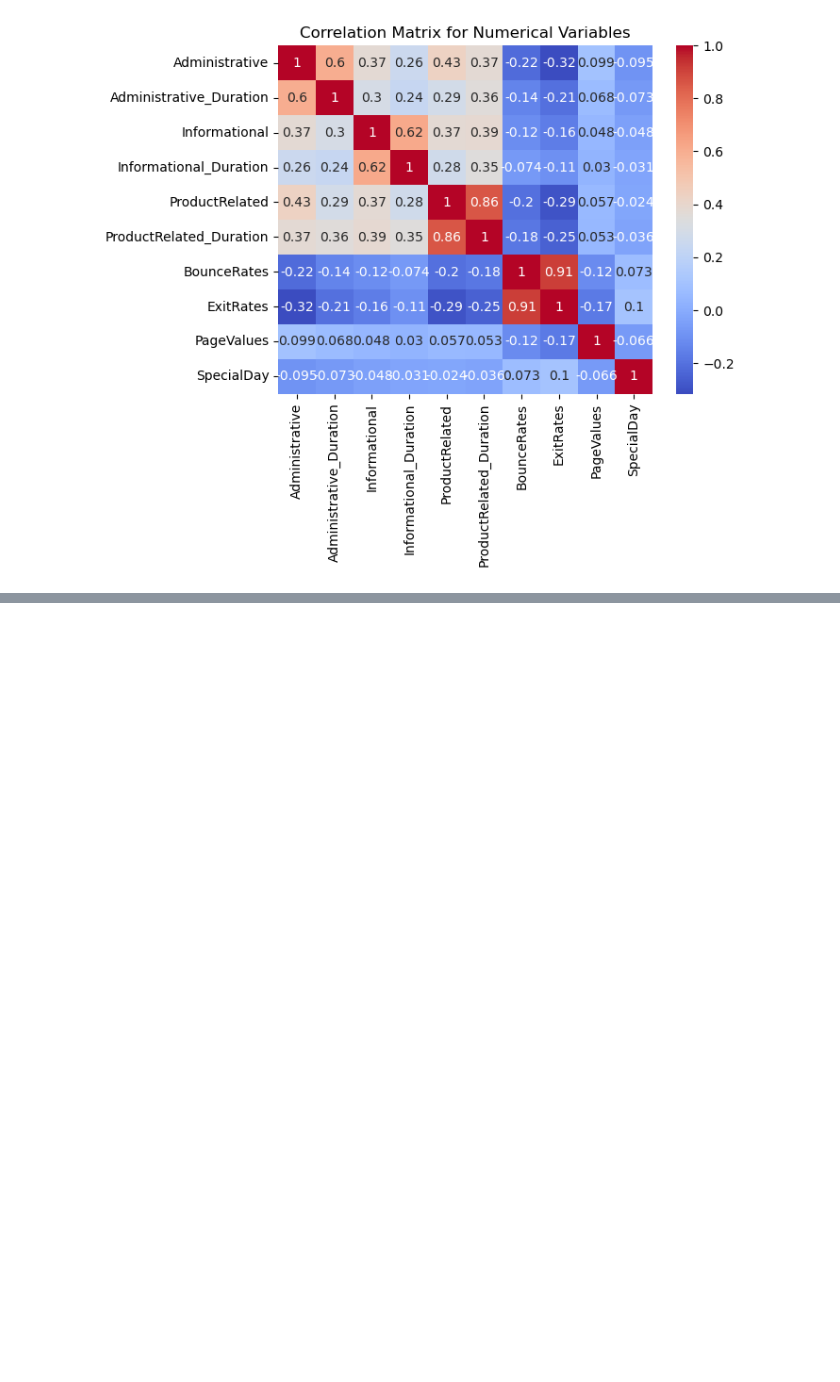
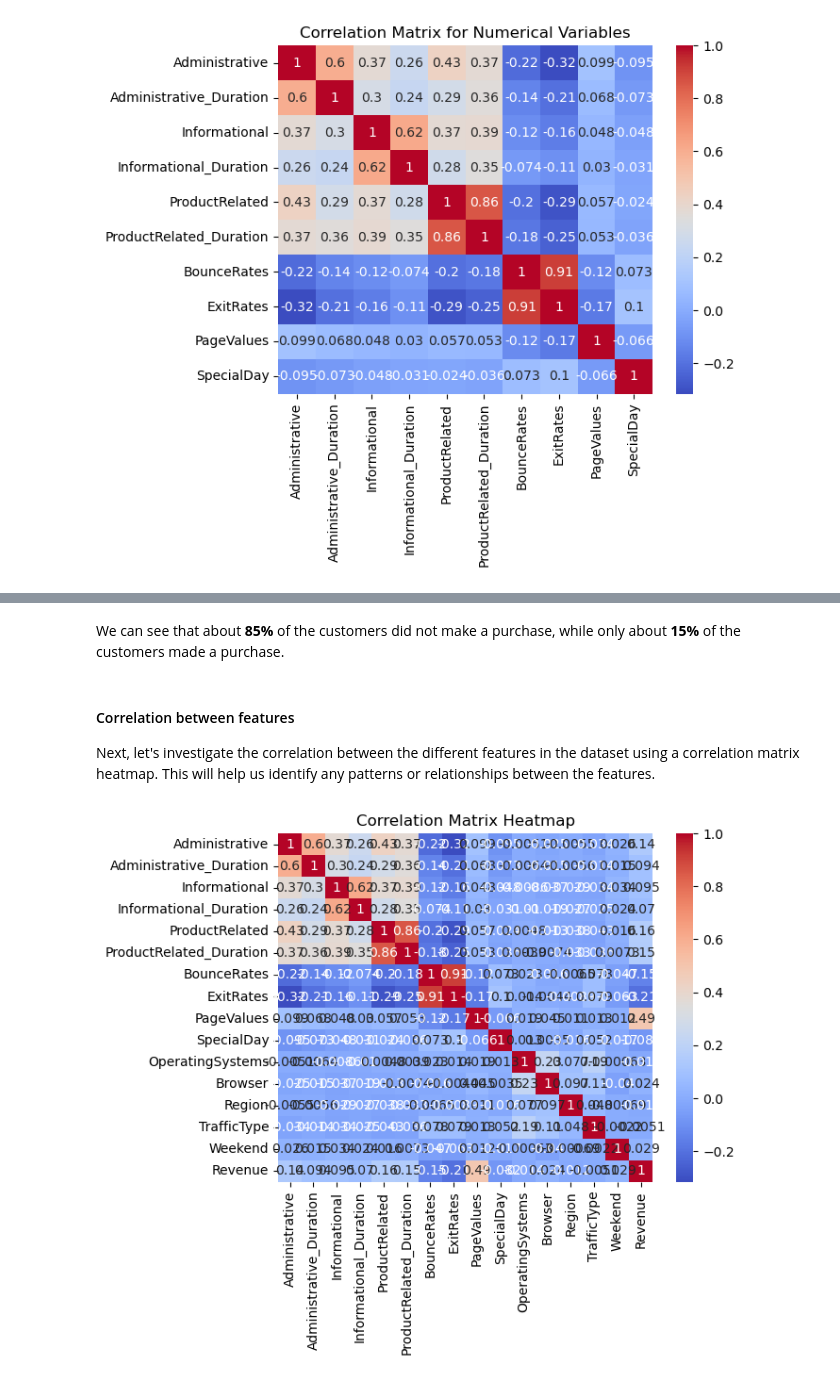
Before and after one commit to murissaab1976/Module7, a Jupyter notebook: MurisSaab_FinalProject.ipynb, the cells around one changed output, grey strips where cells are left out. Drawn from its saved outputs; the diff is of its cells as text; code cells hidden in the pictures; blank space fills up the shorter version.

```diff
--- a/MurisSaab_FinalProject.ipynb
+++ b/MurisSaab_FinalProject.ipynb
@@ -296,0 +336,15 @@ From readme.txt "Revenue" is a binary field and dependent variable, indicating T
+# %% [markdown]
+We can see that about **85%** of the customers did not make a purchase, while only about **15%** of the customers made a purchase.
+# %% [markdown]
+#### Correlation between features
+Next, let's investigate the correlation between the different features in the dataset using a correlation matrix heatmap. This will help us identify any patterns or relationships between the features.
+# %%
+# Calculate the correlation matrix
+corr_matrix = df.corr()
+
+# Plot the correlation matrix heatmap
+sns.heatmap(corr_matrix, annot=True, cmap='coolwarm')
+plt.title('Correlation Matrix Heatmap')
+plt.show()
+# %% [output]
+[figure, added]
```
Also changed, not shown: parts of 25 cells of this notebook.
